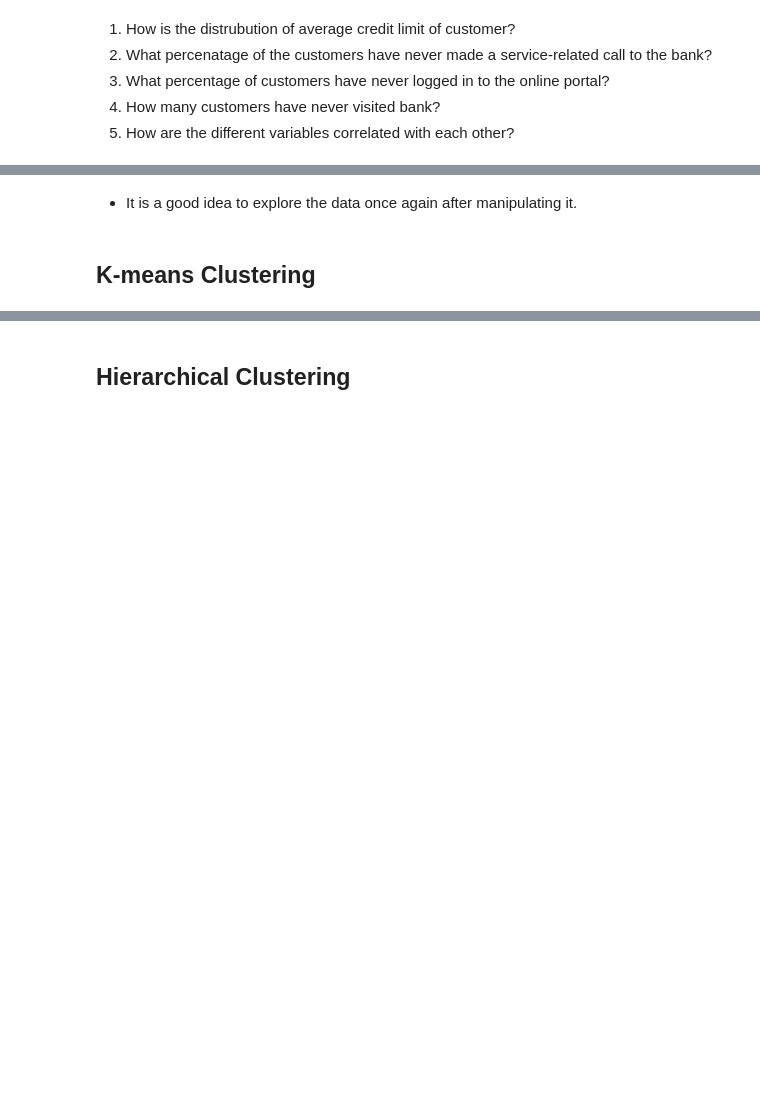
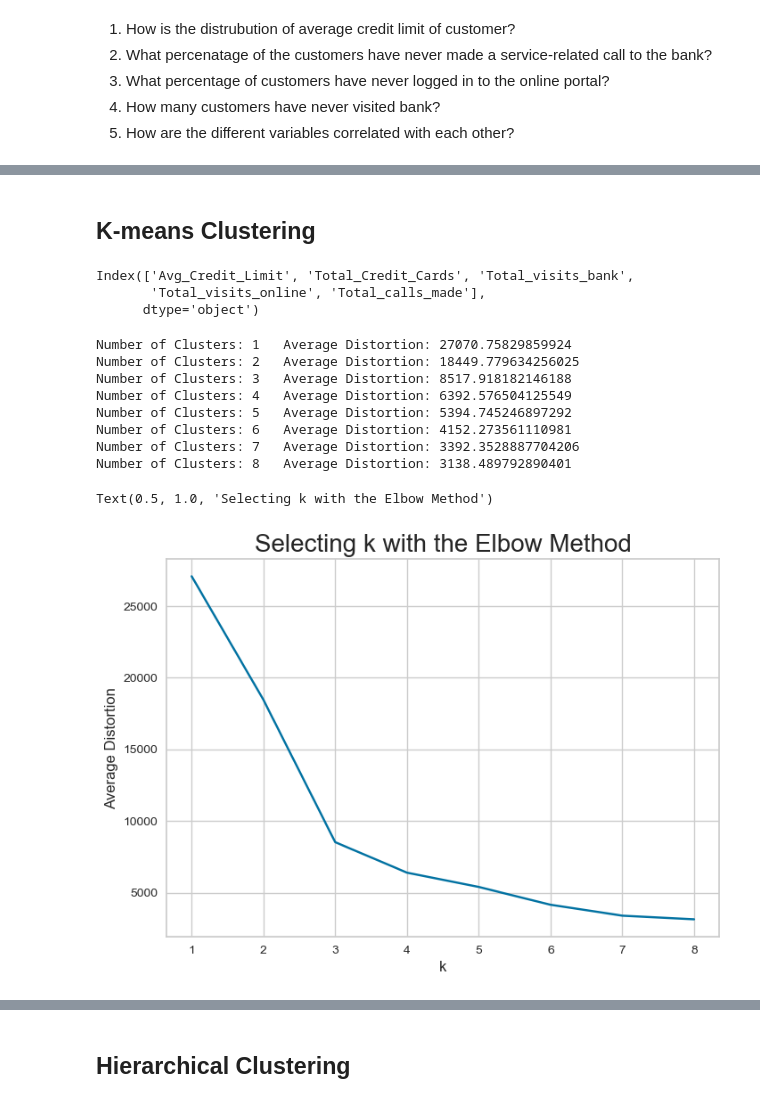
Before and after one commit to Drew75austin/Bank_Customer_Segmentation, a Jupyter notebook: Full_Code_AIML_USL_Project_CreditCardCustomerSegmentation.ipynb, the cells around one changed output, grey strips where cells are left out. Cells and saved outputs as stored; diff of their text form; code cells hidden in the pictures; blank space fills up the shorter version.

```diff
--- a/Full_Code_AIML_USL_Project_CreditCardCustomerSegmentation.ipynb
+++ b/Full_Code_AIML_USL_Project_CreditCardCustomerSegmentation.ipynb
@@ -156,4 +339,12 @@ mainDf.describe(include="all").T### Summary of the dataset.
-# %% [markdown]
-- It is a good idea to explore the data once again after manipulating it.
 # %% [markdown]
 ## K-means Clustering
+# %%
+# Sub setting the data
+subset_df = mainDf.drop("Sl_No", axis=1)
+subset_df = subset_df.drop("Customer_Key", axis=1)
+# %%
+subset_df.columns
+# %% [output]
+Index(['Avg_Credit_Limit', 'Total_Credit_Cards', 'Total_visits_bank',
+       'Total_visits_online', 'Total_calls_made'],
+      dtype='object')
@@ -159,0 +353,34 @@ mainDf.describe(include="all").T### Summary of the dataset.
+# %%
+clusters = range(1, 9)
+meanDistortions = []  # Create a empty list
+
+for k in clusters:
+    model = KMeans(n_clusters=k)  # Initialize KMeans
+    model.fit(subset_df)  # Fit kMeans on the data
+    prediction = model.predict(subset_df)  # Predict the model on the data
+    distortion = (
+        sum(np.min(cdist(subset_df, model.cluster_centers_, "euclidean"), axis=1))
+        / subset_df.shape[0]  # Find distortion
+    )
+
+    meanDistortions.append(
+        distortion
+    )  # Append distortion values to the empty list created above
+
+    print("Number of Clusters:", k, "\tAverage Distortion:", distortion)
+
+plt.plot(clusters, meanDistortions, "bx-")
+plt.xlabel("k")  # Title of X-axis
+plt.ylabel("Average Distortion")  # Title of y-axis
+plt.title("Selecting k with the Elbow Method", fontsize=20)  # Title of the plot
+# %% [output]
+Number of Clusters: 1   Average Distortion: 27070.75829859924
+Number of Clusters: 2   Average Distortion: 18449.779634256025
+Number of Clusters: 3   Average Distortion: 8517.918182146188
+Number of Clusters: 4   Average Distortion: 6392.576504125549
+Number of Clusters: 5   Average Distortion: 5394.745246897292
+Number of Clusters: 6   Average Distortion: 4152.273561110981
+Number of Clusters: 7   Average Distortion: 3392.3528887704206
+Number of Clusters: 8   Average Distortion: 3138.489792890401
+Text(0.5, 1.0, 'Selecting k with the Elbow Method')
+[figure, added]
```
Also changed, not shown: parts of 54 cells of this notebook.
